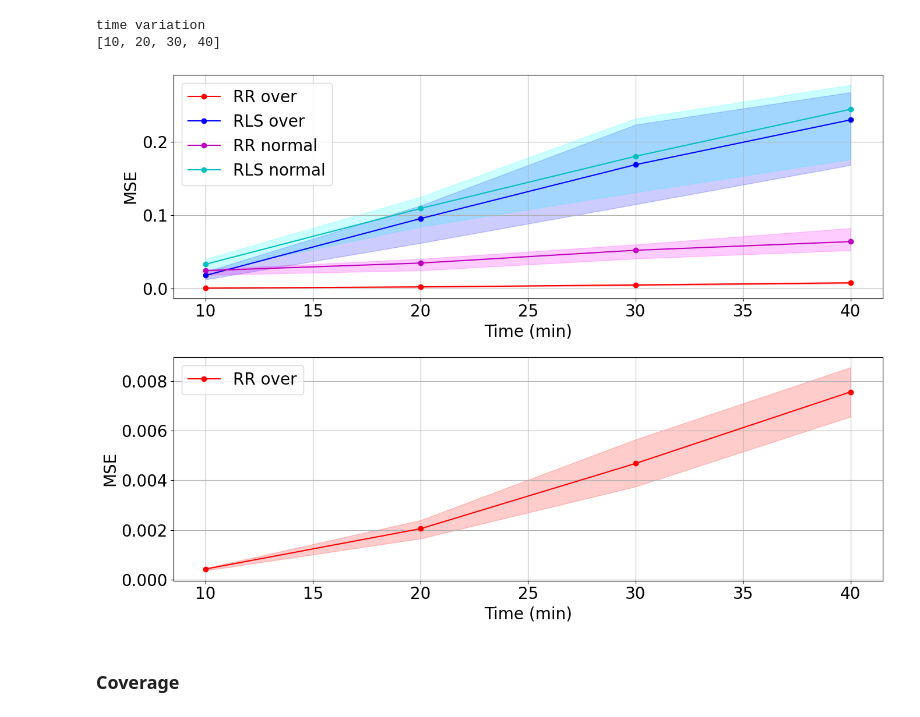
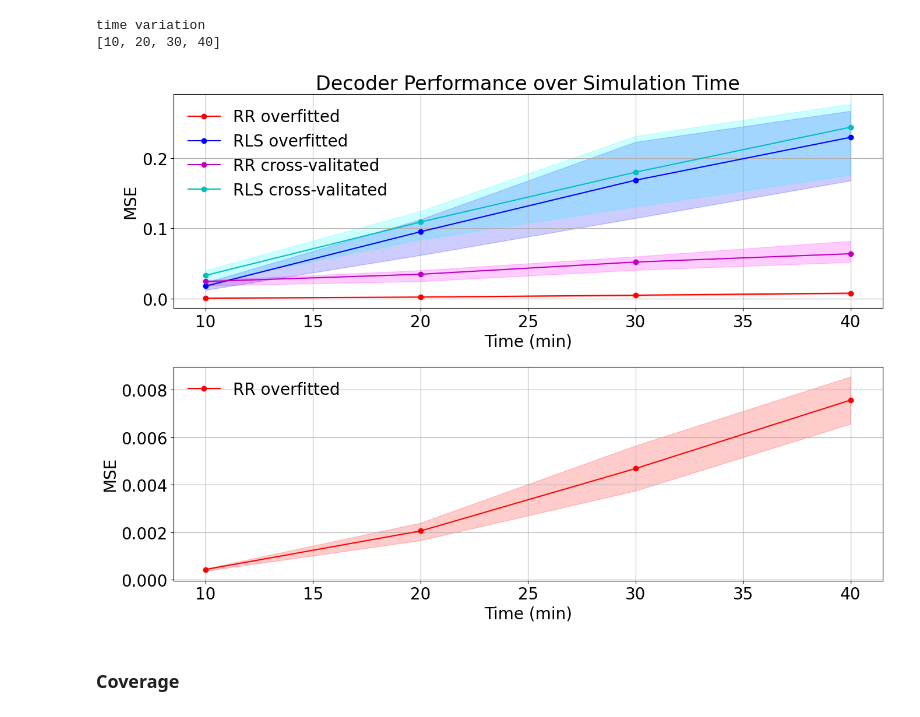
Before and after one commit to TSchwierz/SelfLocalisationCF, a Jupyter notebook: AddendumAnalysis.ipynb, the cells around one changed output. Cells and saved outputs as stored; diff of their text form; code cells hidden in the pictures.

```diff
--- a/AddendumAnalysis.ipynb
+++ b/AddendumAnalysis.ipynb
@@ -739,32 +571,34 @@ time variation
 [10, 20, 30, 40]
 # %%
 fig = plt.figure()
+
 plt.subplot(2,1,1)
-plt.plot(setting, mse_rr_o, 'r-o', label='RR over')
+plt.title("Decoder Performance over Simulation Time")
+plt.plot(setting, mse_rr_o, 'r-o', label='RR overfitted')
 plt.fill_between(setting, iqr_rr_o[:,0], iqr_rr_o[:,1], color='red', alpha=0.2)
-plt.plot(setting, mse_rls_o, 'b-o', label='RLS over')
+plt.plot(setting, mse_rls_o, 'b-o', label='RLS overfitted')
 plt.fill_between(setting, iqr_rls_o[:,0], iqr_rls_o[:,1], color='blue', alpha=0.2)
-plt.plot(setting, mse_rr_n, 'm-o', label='RR normal')
+plt.plot(setting, mse_rr_n, 'm-o', label='RR cross-valitated')
 plt.fill_between(setting, iqr_rr_n[:,0], iqr_rr_n[:,1], color='magenta', alpha=0.2)
-plt.plot(setting, mse_rls_n, 'c-o', label='RLS normal')
+plt.plot(setting, mse_rls_n, 'c-o', label='RLS cross-valitated')
 plt.fill_between(setting, iqr_rls_n[:,0], iqr_rls_n[:,1], color='cyan', alpha=0.2)
 plt.grid()
 plt.ylabel('MSE')
 plt.xlabel('Time (min)')
-plt.legend()
+plt.legend(frameon=False)
 plt.subplot(2,1,2)
-plt.plot(setting, mse_rr_o, 'r-o', label='RR over')
+plt.plot(setting, mse_rr_o, 'r-o', label='RR overfitted')
 plt.fill_between(setting, iqr_rr_o[:,0], iqr_rr_o[:,1], color='red', alpha=0.2)
 plt.grid()
 plt.ylabel('MSE')
 plt.xlabel('Time (min)')
-plt.legend()
+plt.legend(frameon=False)
 plt.tight_layout()
 fig.savefig(f'Results\\ID Paper Test time variation Setting {0}of{4}\\Need_count.pdf', format='pdf', bbox_inches='tight')
 fig.savefig(f'Results\\ID Paper Test time variation Setting {0}of{4}\\Need_count.png', format='png', bbox_inches='tight')
 plt.show()
 # %% [output]
-[figure, old version]
+[figure, new version]
 # %% [markdown]
 ### Coverage
 # %%
```
Also changed, not shown: parts of 20 cells of this notebook, 19 other files.
